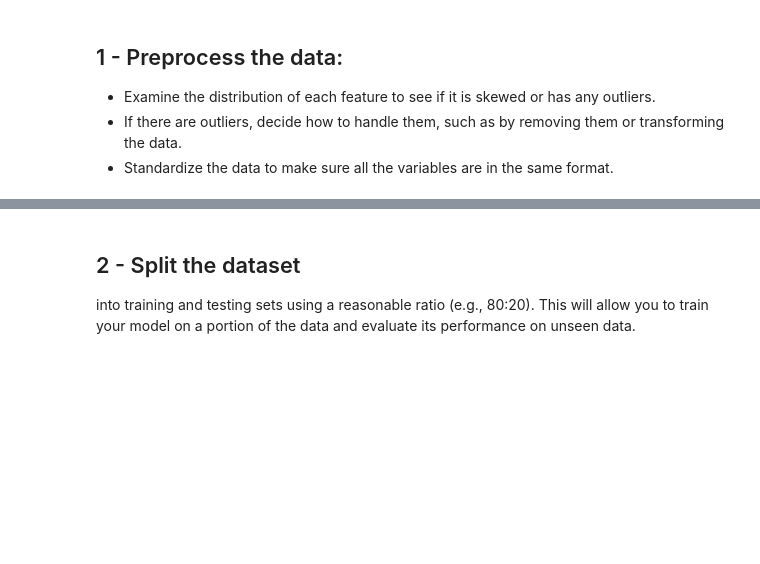
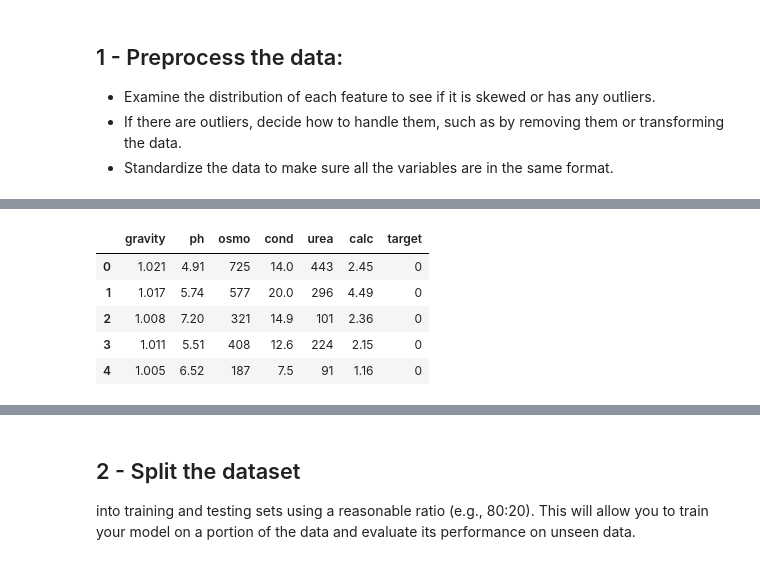
Before and after one commit to j33l/Kidney-Stone-Prediction, a Jupyter notebook: kidneyStonePrediction.ipynb, the cells around one changed output, grey strips where cells are left out. Cells and saved outputs as stored; diff of their text form; code cells hidden in the pictures; blank space fills up the shorter version.

```diff
--- a/kidneyStonePrediction.ipynb
+++ b/kidneyStonePrediction.ipynb
@@ -22,0 +28,12 @@ df = pd.read_csv('kidney_disease.csv')
+# %%
+# removing the 1st unnamed column, which might be the index column
+
+df.drop(df.columns[0], axis=1, inplace=True)
+df.head()
+# %% [output]
+|  | gravity | ph | osmo | cond | urea | calc | target |
+| 0 | 1.021 | 4.91 | 725 | 14.0 | 443 | 2.45 | 0 |
+| 1 | 1.017 | 5.74 | 577 | 20.0 | 296 | 4.49 | 0 |
+| 2 | 1.008 | 7.20 | 321 | 14.9 | 101 | 2.36 | 0 |
+| 3 | 1.011 | 5.51 | 408 | 12.6 | 224 | 2.15 | 0 |
+| 4 | 1.005 | 6.52 | 187 | 7.5 | 91 | 1.16 | 0 |
```
Also changed, not shown: parts of 17 cells of this notebook.
